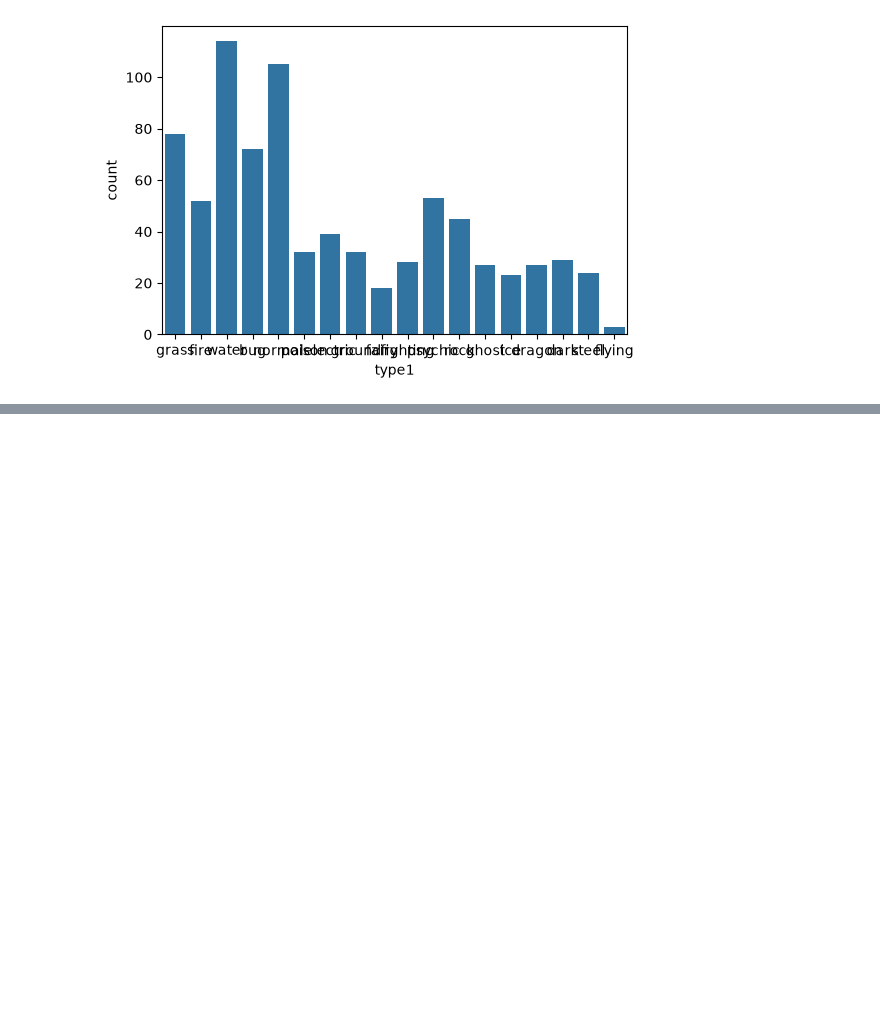
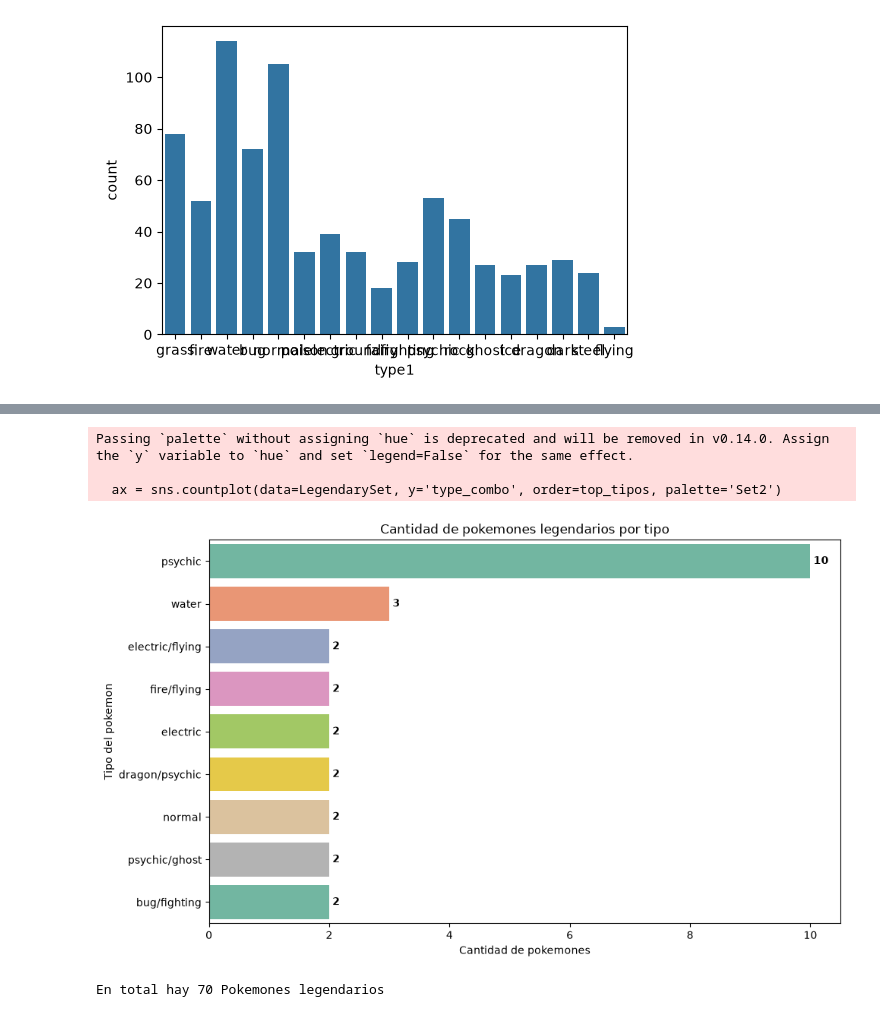
Before and after one commit to keitzeta/Pokemon-Inference-Classification-Outcomes, a Jupyter notebook: Pokemon.ipynb, the cells around one changed output, grey strips where cells are left out. Saved outputs shown, nothing was run; the diff lists cells and outputs as text; code cells hidden in the pictures; blank space fills up the shorter version.

```diff
--- a/Pokemon.ipynb
+++ b/Pokemon.ipynb
@@ -108,0 +221,7 @@ plt.show()
+# %%
+PokemonSet['type_combo'] = np.where(
+    PokemonSet['type2'].isna(),
+    PokemonSet['type1'],
+    PokemonSet['type1'] + '/' + PokemonSet['type2']
+)
+PokemonSet['type_combo'].value_counts().head(10)
@@ -108,0 +262,3 @@ plt.show()
+# %%
+PokemonSet['capture_rate'] = pd.to_numeric(PokemonSet['capture_rate'], errors='coerce')
+PokemonSet = PokemonSet.dropna(subset=['capture_rate', 'attack'])
@@ -108,0 +279,26 @@ plt.show()
+# %%
+LegendarySet = PokemonSet[PokemonSet['is_legendary'] == True]
+top_tipos = LegendarySet['type_combo'].value_counts().nlargest(9).index
+LegendarySet = LegendarySet.reset_index(drop=True)
+# %%
+plt.figure(figsize=(10,6))
+
+ax = sns.countplot(data=LegendarySet, y='type_combo', order=top_tipos, palette='Set2')
+
+for container in ax.containers:
+    ax.bar_label(container, padding=3, fontweight='bold')
+
+plt.xlabel('Cantidad de pokemones')
+plt.ylabel('Tipo del pokemon')
+plt.title('Cantidad de pokemones legendarios por tipo')
+
+plt.tight_layout()
+plt.show()
+
+print('En total hay', len(LegendarySet), 'Pokemones legendarios')
+# %% [output]
+Passing `palette` without assigning `hue` is deprecated and will be removed in v0.14.0. Assign the `y` variable to `hue` and set `legend=False` for the same effect.
+
+  ax = sns.countplot(data=LegendarySet, y='type_combo', order=top_tipos, palette='Set2')
+[figure, added]
+En total hay 70 Pokemones legendarios
```
Also changed, not shown: parts of 12 cells of this notebook.
